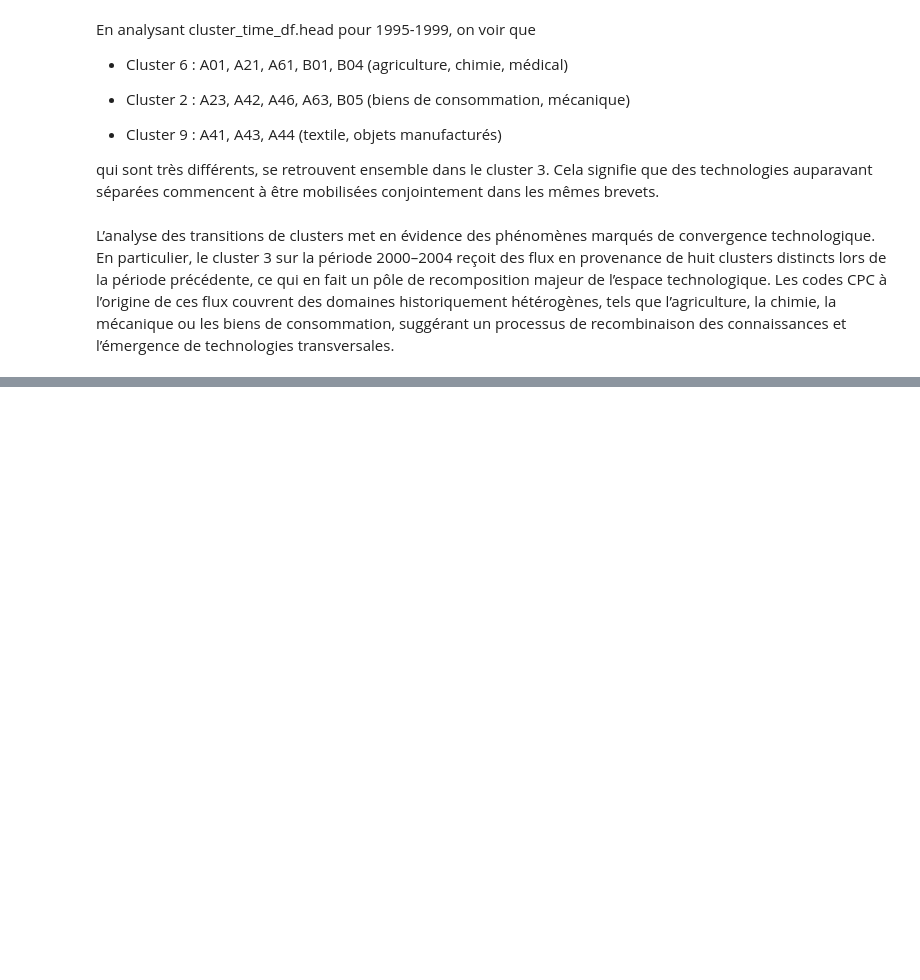
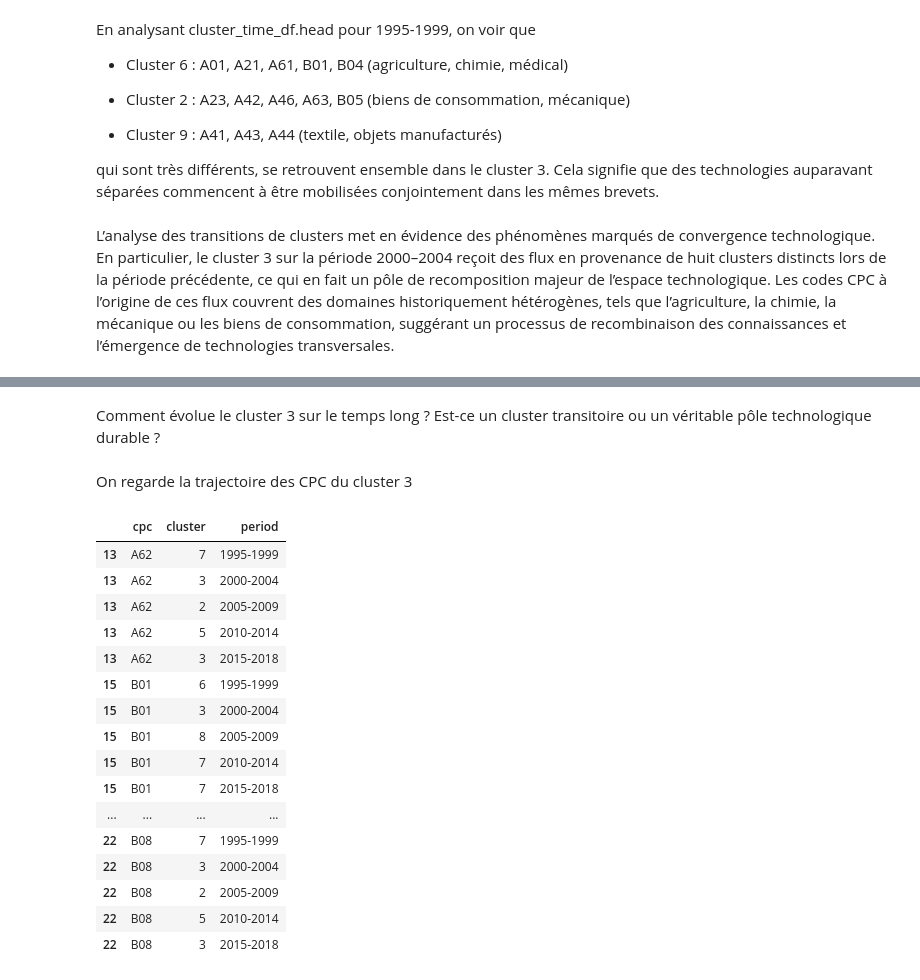
Before and after one commit to quentinbenchetrit/Stat-App, a Jupyter notebook: adaptation_article_acemoglu.ipynb, the cells around one changed output, grey strips where cells are left out. Saved outputs shown, nothing was run; the diff lists cells and outputs as text; code cells hidden in the pictures; blank space fills up the shorter version.

Commit message:
analyse du cluster des ingénieries avancées en 2000

```diff
--- a/adaptation_article_acemoglu.ipynb
+++ b/adaptation_article_acemoglu.ipynb
@@ -838,0 +841,7 @@ L’analyse des transitions de clusters met en évidence des phénomènes marqu
+# %%
+cluster_3_2000 = cluster_time_df[
+    (cluster_time_df["period"] == "2000-2004") &
+    (cluster_time_df["cluster"] == 3)
+]["cpc"].sort_values().unique()
+
+cluster_3_2000
@@ -838,0 +857,30 @@ L’analyse des transitions de clusters met en évidence des phénomènes marqu
+# %% [markdown]
+Comment évolue le cluster 3 sur le temps long ? Est-ce un cluster transitoire ou un véritable pôle technologique durable ?
+# %% [markdown]
+On regarde la trajectoire des CPC du cluster 3
+# %%
+cpc_cluster_3 = cluster_3_2000.tolist()
+
+traj_cluster_3 = cluster_time_df[
+    cluster_time_df["cpc"].isin(cpc_cluster_3)
+].sort_values(["cpc", "period"])
+
+traj_cluster_3.head(20)
+# %% [output]
+|  | cpc | cluster | period |
+| 13 | A62 | 7 | 1995-1999 |
+| 13 | A62 | 3 | 2000-2004 |
+| 13 | A62 | 2 | 2005-2009 |
+| 13 | A62 | 5 | 2010-2014 |
+| 13 | A62 | 3 | 2015-2018 |
+| 15 | B01 | 6 | 1995-1999 |
+| 15 | B01 | 3 | 2000-2004 |
+| 15 | B01 | 8 | 2005-2009 |
+| 15 | B01 | 7 | 2010-2014 |
+| 15 | B01 | 7 | 2015-2018 |
+| ... | ... | ... | ... |
+| 22 | B08 | 7 | 1995-1999 |
+| 22 | B08 | 3 | 2000-2004 |
+| 22 | B08 | 2 | 2005-2009 |
+| 22 | B08 | 5 | 2010-2014 |
+| 22 | B08 | 3 | 2015-2018 |
```
Also changed, not shown: parts of 10 cells of this notebook.
